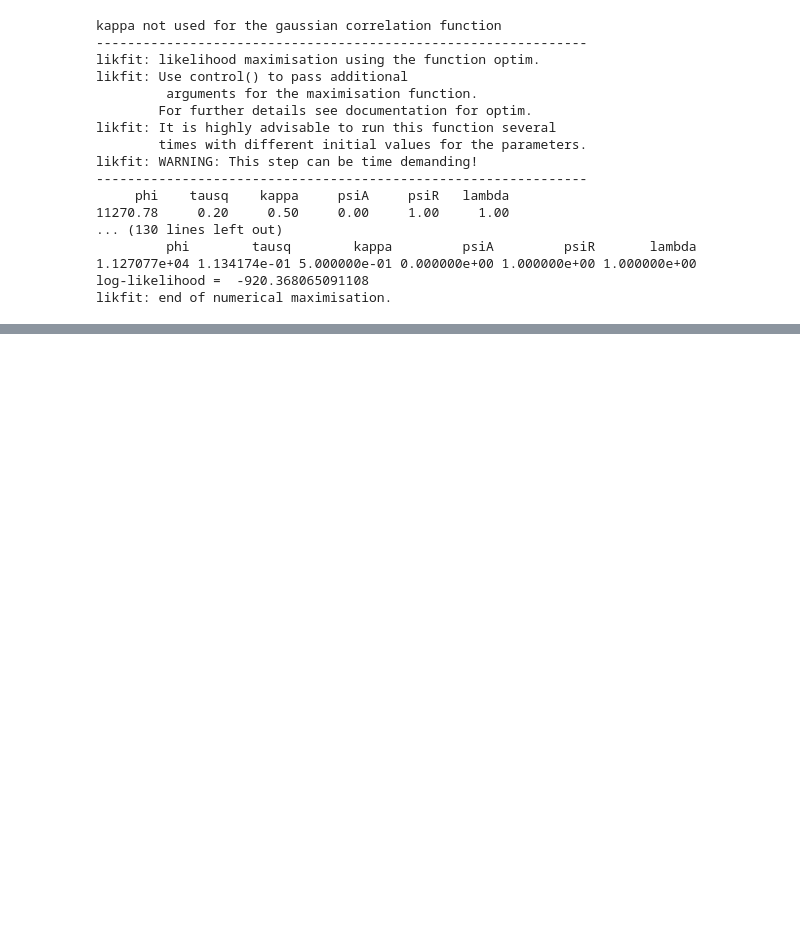
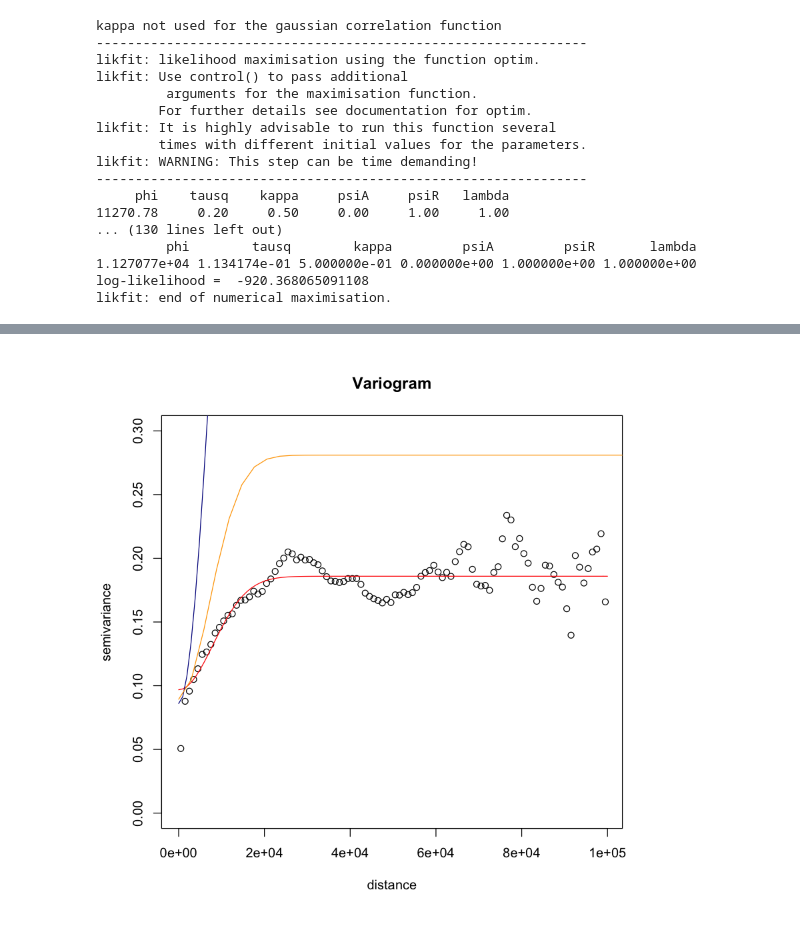
Before and after one commit to gwb/rdd-coverage, a Jupyter notebook: Maxime/Tucson_geoR.ipynb, the cells around one changed output, grey strips where cells are left out. Saved outputs shown, nothing was run; the diff lists cells and outputs as text; code cells hidden in the pictures; blank space fills up the shorter version.

```diff
--- a/Maxime/Tucson_geoR.ipynb
+++ b/Maxime/Tucson_geoR.ipynb
@@ -222,0 +260,16 @@ likfit: end of numerical maximisation.
+# %%
+tausq.rel.variogfit = Tucson.variog.fit$cov.pars[1] / Tucson.variog.fit$nugget
+Tucson.bayes = krige.bayes(Tucson_geodata,
+    model = model.control(
+        cov.model="gaussian",
+        trend.d="cte",
+        ),
+    locations="no",
+    prior = prior.control(
+        phi.discrete=seq(Tucson.variog.fit$cov.pars[2]*0.9, Tucson.variog.fit$cov.pars[2]*1.1, length.out=11),
+        phi.prior="reciprocal",
+        sigmasq.prior="reciprocal",
+        tausq.rel.prior="uniform",
+        tausq.rel.discrete=seq(tausq.rel.variogfit*0.5, tausq.rel.variogfit*2.0, length.out=31)
+        )
+)
@@ -222,0 +290,7 @@ likfit: end of numerical maximisation.
+# %%
+plot(Tucson.variog, main="Variogram", ylim=c(0,0.3))
+lines(Tucson.variog.fit, col="red")
+lines(Tucson.likfit, col="dark blue")
+lines(Tucson.bayes, summary.posterior=mean, col="orange") # posterior mean
+# %% [output]
+[figure, added]
```
Also changed, not shown: parts of 9 cells of this notebook, 1 other file.
